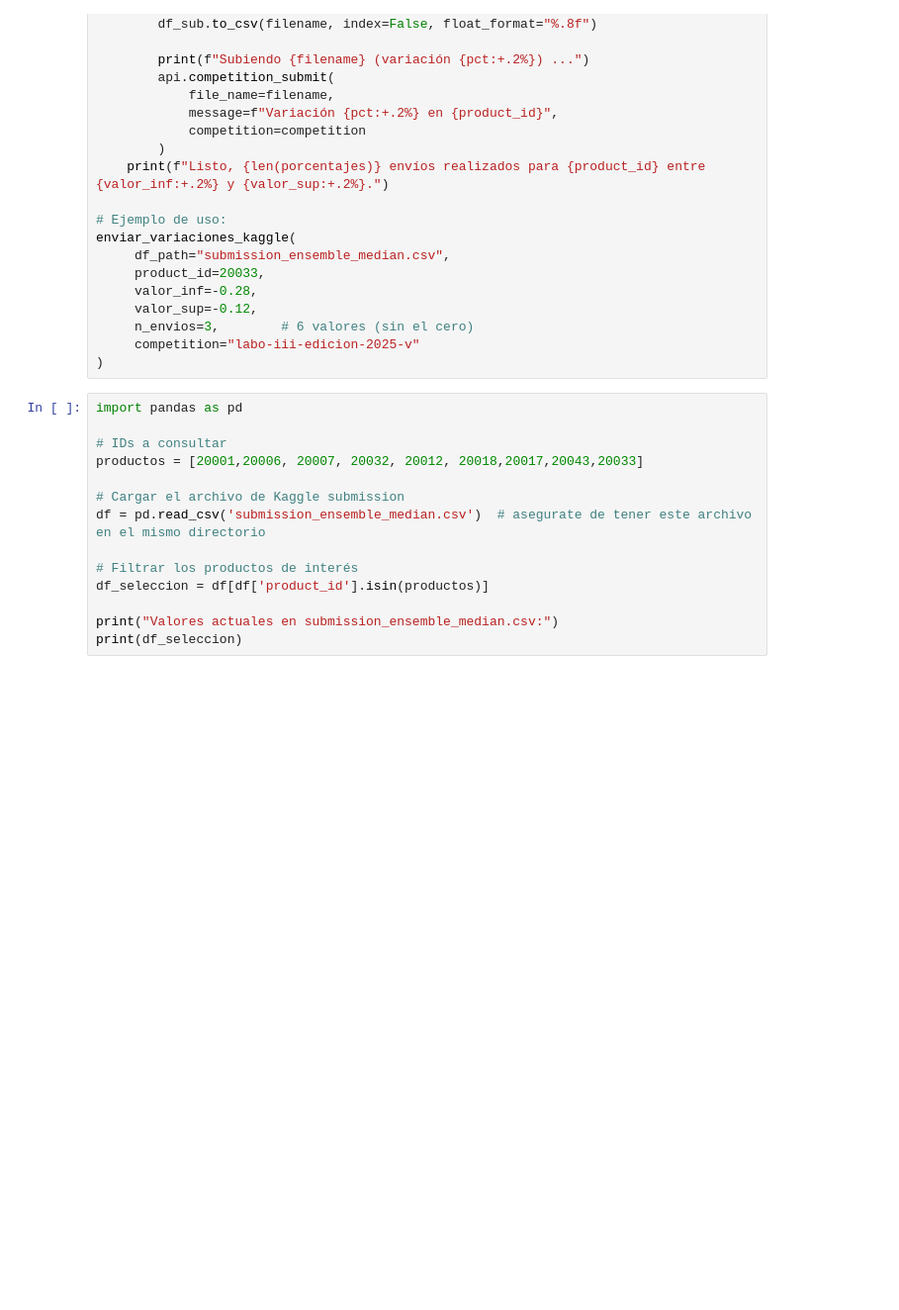
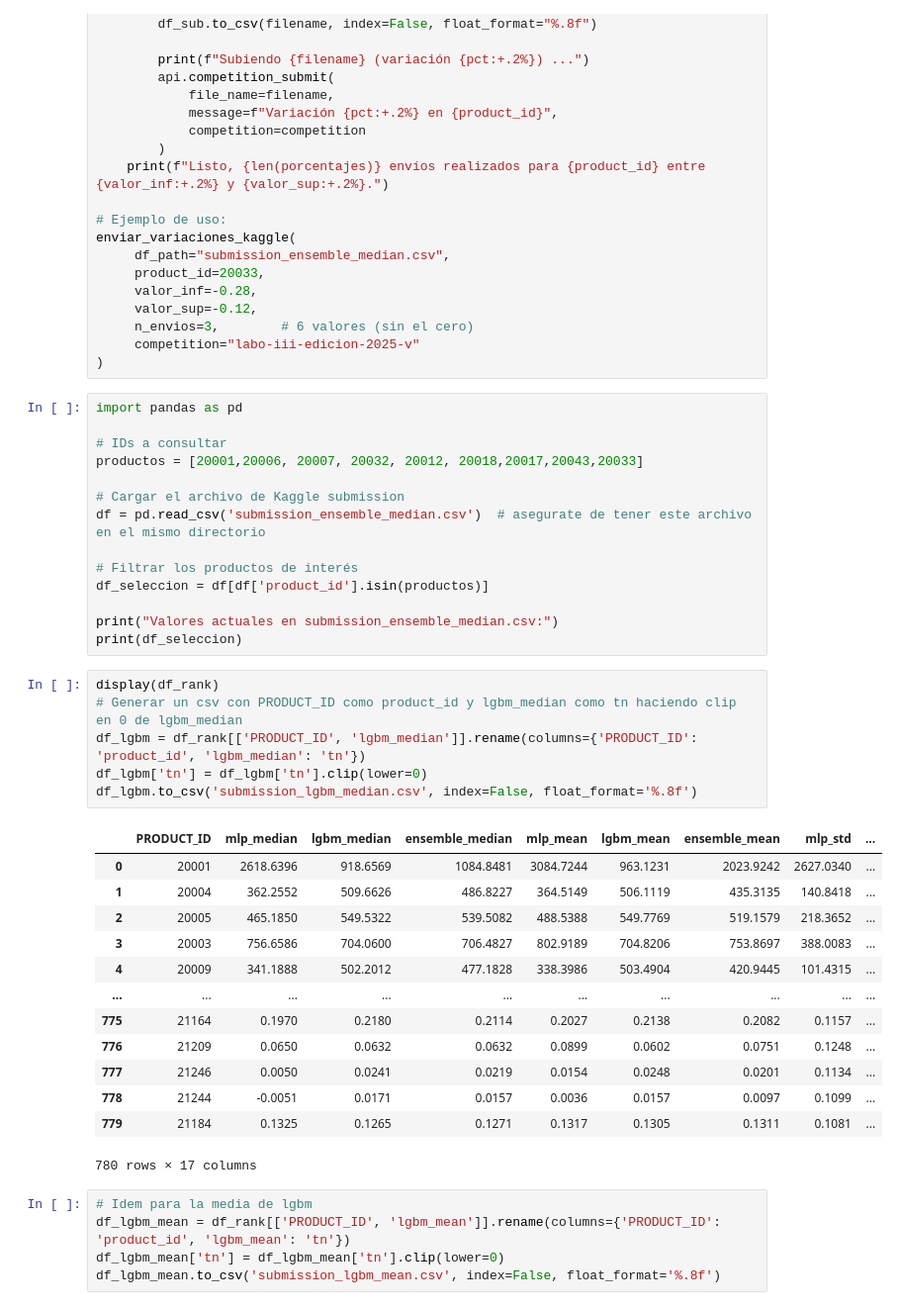
Before and after one commit to plcablinski/labo3-2025v, a Jupyter notebook: Aprox_final.ipynb, the cells around one changed output. Shown at 99% size. Cells and saved outputs as stored; diff of their text form; blank space fills up the shorter version.

```diff
--- a/Aprox_final.ipynb
+++ b/Aprox_final.ipynb
@@ -537,3 +579,28 @@ df_seleccion = df[df['product_id'].isin(productos)]
 
 print("Valores actuales en submission_ensemble_median.csv:")
 print(df_seleccion)
+# %%
+display(df_rank)
+# Generar un csv con PRODUCT_ID como product_id y lgbm_median como tn haciendo clip en 0 de lgbm_median
+df_lgbm = df_rank[['PRODUCT_ID', 'lgbm_median']].rename(columns={'PRODUCT_ID': 'product_id', 'lgbm_median': 'tn'})
+df_lgbm['tn'] = df_lgbm['tn'].clip(lower=0)
+df_lgbm.to_csv('submission_lgbm_median.csv', index=False, float_format='%.8f')
+# %% [output]
+|  | PRODUCT_ID | mlp_median | lgbm_median | ensemble_median | mlp_mean | lgbm_mean | ensemble_mean | mlp_std | ... |
+| 0 | 20001 | 2618.6396 | 918.6569 | 1084.8481 | 3084.7244 | 963.1231 | 2023.9242 | 2627.0340 | ... |
+| 1 | 20004 | 362.2552 | 509.6626 | 486.8227 | 364.5149 | 506.1119 | 435.3135 | 140.8418 | ... |
+| 2 | 20005 | 465.1850 | 549.5322 | 539.5082 | 488.5388 | 549.7769 | 519.1579 | 218.3652 | ... |
+| 3 | 20003 | 756.6586 | 704.0600 | 706.4827 | 802.9189 | 704.8206 | 753.8697 | 388.0083 | ... |
+| 4 | 20009 | 341.1888 | 502.2012 | 477.1828 | 338.3986 | 503.4904 | 420.9445 | 101.4315 | ... |
+| ... | ... | ... | ... | ... | ... | ... | ... | ... | ... |
+| 775 | 21164 | 0.1970 | 0.2180 | 0.2114 | 0.2027 | 0.2138 | 0.2082 | 0.1157 | ... |
+| 776 | 21209 | 0.0650 | 0.0632 | 0.0632 | 0.0899 | 0.0602 | 0.0751 | 0.1248 | ... |
+| 777 | 21246 | 0.0050 | 0.0241 | 0.0219 | 0.0154 | 0.0248 | 0.0201 | 0.1134 | ... |
+| 778 | 21244 | -0.0051 | 0.0171 | 0.0157 | 0.0036 | 0.0157 | 0.0097 | 0.1099 | ... |
+| 779 | 21184 | 0.1325 | 0.1265 | 0.1271 | 0.1317 | 0.1305 | 0.1311 | 0.1081 | ... |
+780 rows × 17 columns
+# %%
+# Idem para la media de lgbm
+df_lgbm_mean = df_rank[['PRODUCT_ID', 'lgbm_mean']].rename(columns={'PRODUCT_ID': 'product_id', 'lgbm_mean': 'tn'})
+df_lgbm_mean['tn'] = df_lgbm_mean['tn'].clip(lower=0)
+df_lgbm_mean.to_csv('submission_lgbm_mean.csv', index=False, float_format='%.8f')
```
Also changed, not shown: parts of 13 cells of this notebook, 2 other files.
